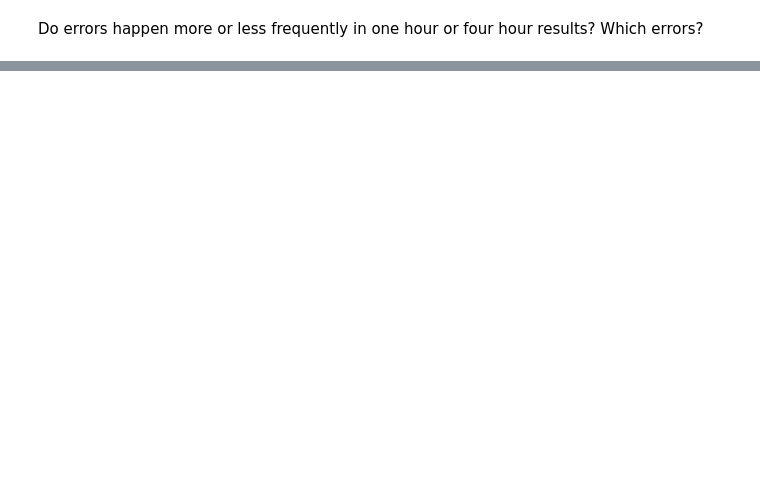
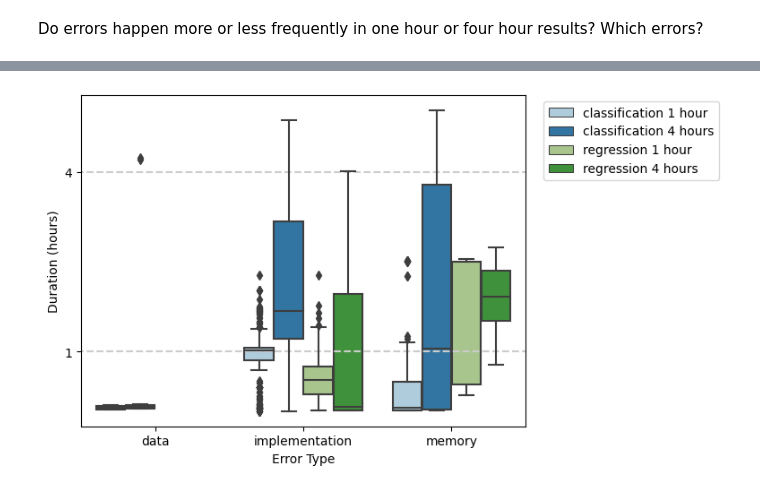
Before and after one commit to PGijsbers/amlb-results, a Jupyter notebook: notebooks/error_visualization.ipynb, the cells around one changed output, grey strips where cells are left out. Cells and saved outputs as stored; diff of their text form; code cells hidden in the pictures; blank space fills up the shorter version.

```diff
--- a/notebooks/error_visualization.ipynb
+++ b/notebooks/error_visualization.ipynb
@@ -302,15 +304,0 @@ with PdfPages(FIGURE_DIRECTORY / f"errors-by-constraint.pdf") as f:
-# %%
-fig, ax = plt.subplots()
-
-errors_by_type_and_constraint = errors_on_recent.groupby(["constraint", "error_type", "framework"], as_index=False).count()
-errors_by_type_and_constraint["constraint"] = errors_by_type_and_constraint["constraint"].apply(lambda s: "1 hour" if s == "1h8c_gp3" else "4 hours")
-errors_by_type_and_constraint = errors_by_type_and_constraint.rename(columns={"error_type": "Error Type", "constraint": "Time constraint", "info": "Count"})
-sns.barplot(
-    errors_by_type_and_constraint,
-    x="framework",
-    y="Count",
-    hue="Time constraint",
-)
-
-with PdfPages(FIGURE_DIRECTORY / f"errors-by-constraint.pdf") as f:
-    f.savefig(fig, bbox_inches="tight")
@@ -338,0 +314,40 @@ errors_by_type_and_constraint
+# %%
+fig, ax = plt.subplots()
+
+errors = with_errors.copy()
+errors["error_type"] = errors["error_type"].apply(lambda err: "implementation" if err == "fixed" else err)
+error_duration = errors[errors["error_type"].isin(["data", "implementation", "memory"])].copy()
+suite = {"neg_rmse": "regression", "auc": "classification", "neg_logloss": "classification"}
+
+error_duration["constraint-formatted"] = error_duration["constraint"].apply(lambda s: "1 hour" if s == "1h8c_gp3" else "4 hours")
+error_duration["suite-and-constraint"] = error_duration.apply(lambda r: suite[r["metric"]] + " " + r["constraint-formatted"] , axis=1)
+error_duration = error_duration.rename(columns={"error_type": "Error Type", "constraint": "Time constraint", "info": "Count", "duration": "Duration (hours)"})
+# errors_by_type_and_constraint = errors_by_type_and_constraint.drop(columns="metric")
+
+hues = {
+    "classification 1 hour": "#a6cee3",
+    "classification 4 hours": "#2078b4",
+    "regression 1 hour": "#A7CE85",
+    "regression 4 hours":"#32a02d",
+}
+
+ax.plot([-1,4],[3600, 3600], color='#cccccc', linestyle='--')
+ax.plot([-1,4],[3600*4, 3600*4], color='#cccccc', linestyle='--')
+ax = sns.boxplot(
+    error_duration,
+    x="Error Type",
+    y="Duration (hours)",
+    hue="suite-and-constraint",
+    hue_order=hues.keys(),
+    palette=hues,
+)
+
+handles, labels = ax.get_legend_handles_labels()
+ax.legend(handles=handles, labels=labels)
+ax.set_yticks([3600, 3600*4], ["1", "4"])
+sns.move_legend(ax, "upper right", bbox_to_anchor=(1.45, 1))
+
+with PdfPages(FIGURE_DIRECTORY / f"errors-and-duration.pdf") as f:
+    f.savefig(fig, bbox_inches="tight")
+# %% [output]
+[figure, added]
```
Also changed, not shown: parts of 8 cells of this notebook.
